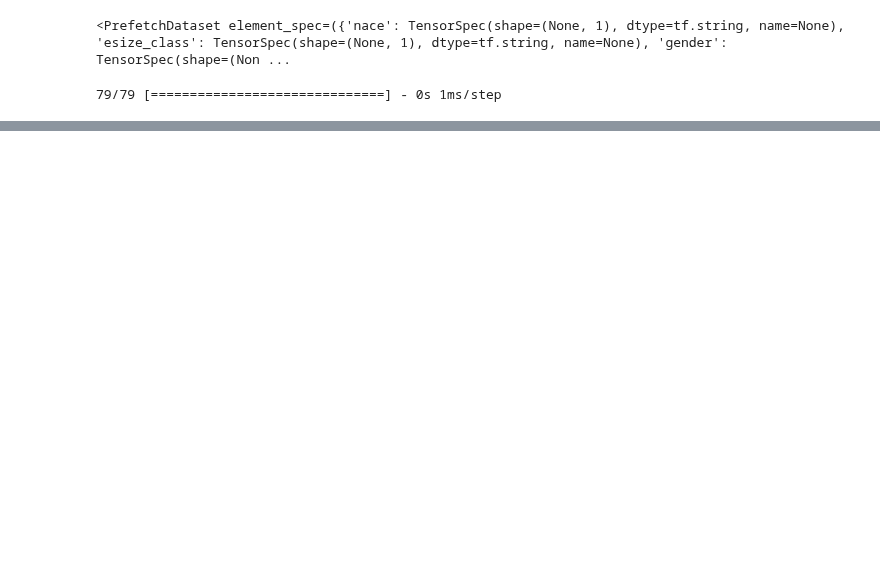
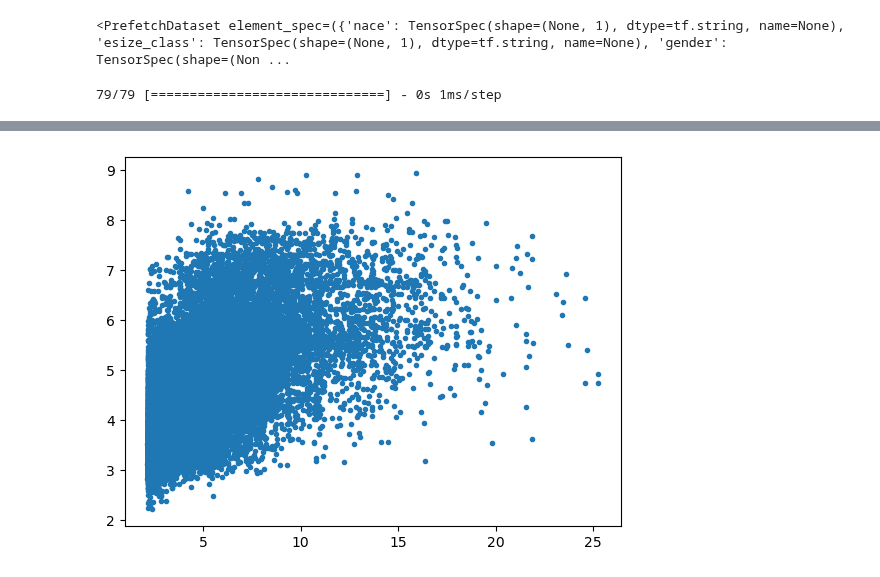
Before and after one commit to EdvinasStonevicius/LT-national-salary-analysis, a Jupyter notebook: python/03-ML_0_test_saved_TF.ipynb, the cells around one changed output, grey strips where cells are left out. Cells and saved outputs as stored; diff of their text form; code cells hidden in the pictures; blank space fills up the shorter version.

```diff
--- a/python/03-ML_0_test_saved_TF.ipynb
+++ b/python/03-ML_0_test_saved_TF.ipynb
@@ -46,0 +65,4 @@ plt.plot(data.target.iloc[start:start+length].to_numpy(), predict.ravel(), ".");
+# %%
+plt.plot(data.target, xgb_predict, ".");
+# %% [output]
+[figure, added]
```
Also changed, not shown: parts of 8 cells of this notebook, 3 other files.
